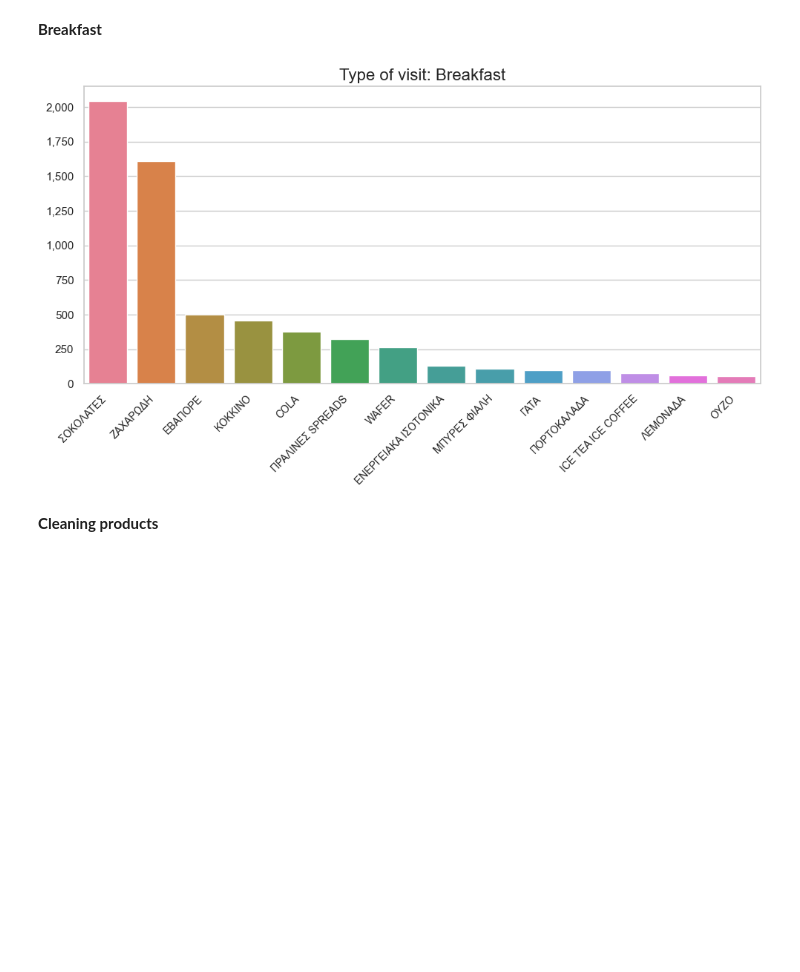
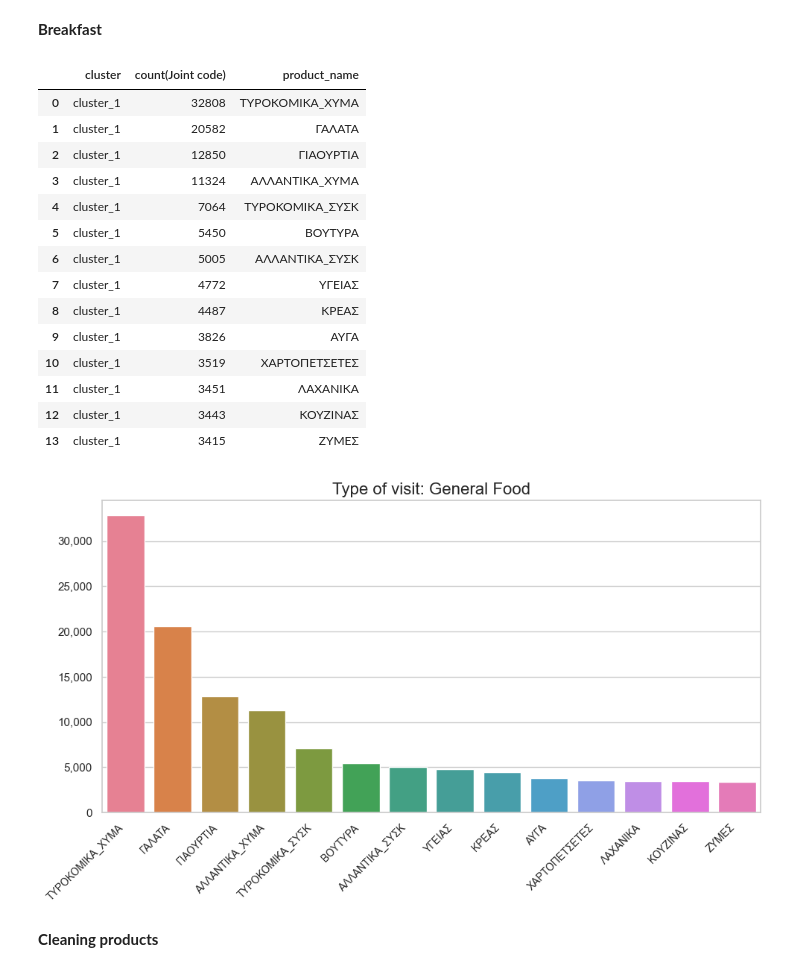
Before and after one commit to katerinarousi/POS-supermarket-assignment, a Jupyter notebook: notebook/Visuals.ipynb, the cells around one changed output. Saved outputs shown, nothing was run; the diff lists cells and outputs as text; code cells hidden in the pictures; blank space fills up the shorter version.

Commit message:
Visuals for q1, q2

```diff
--- a/notebook/Visuals.ipynb
+++ b/notebook/Visuals.ipynb
@@ -43,32 +43,49 @@ plt.show()
 # %%
 # Breakfast
 cluster_data = q1_df[q1_df['cluster'] == 'cluster_1']
+display(cluster_data)
 
 # Create a bar plot for each cluster
 plt.figure(figsize=(10, 6))
 sns.barplot(
     x="product_name",
     y="count(Joint code)",
     data=cluster_data,
     hue="product_name",  # Use x variable as hue
     dodge=False,         # Prevent splitting bars
+    errorbar=None,
     legend=False         # Suppress legend
 )
 
 # Add labels and title
-plt.title(f"Type of visit: Breakfast", fontsize=16)
+plt.title(f"Type of visit: General Food", fontsize=16)
 plt.xlabel("", fontsize=12)
 plt.ylabel("", fontsize=12)
 plt.xticks(rotation=45, ha="right", fontsize=10)
 
 # Format the y-axis ticks with commas
 plt.gca().yaxis.set_major_formatter(FuncFormatter(lambda x, _: f"{int(x):,}"))
 
 # Show the plot
 plt.tight_layout()
 plt.show()
 # %% [output]
+|  | cluster | count(Joint code) | product_name |
+| 0 | cluster_1 | 32808 | ΤΥΡΟΚΟΜΙΚΑ_ΧΥΜΑ |
+| 1 | cluster_1 | 20582 | ΓΑΛΑΤΑ |
+| 2 | cluster_1 | 12850 | ΓΙΑΟΥΡΤΙΑ |
+| 3 | cluster_1 | 11324 | ΑΛΛΑΝΤΙΚΑ_ΧΥΜΑ |
+| 4 | cluster_1 | 7064 | ΤΥΡΟΚΟΜΙΚΑ_ΣΥΣΚ |
+| 5 | cluster_1 | 5450 | ΒΟΥΤΥΡΑ |
+| 6 | cluster_1 | 5005 | ΑΛΛΑΝΤΙΚΑ_ΣΥΣΚ |
+| 7 | cluster_1 | 4772 | ΥΓΕΙΑΣ |
+| 8 | cluster_1 | 4487 | ΚΡΕΑΣ |
+| 9 | cluster_1 | 3826 | ΑΥΓΑ |
+| 10 | cluster_1 | 3519 | ΧΑΡΤΟΠΕΤΣΕΤΕΣ |
+| 11 | cluster_1 | 3451 | ΛΑΧΑΝΙΚΑ |
+| 12 | cluster_1 | 3443 | ΚΟΥΖΙΝΑΣ |
+| 13 | cluster_1 | 3415 | ΖΥΜΕΣ |
-[figure, old version]
+[figure, new version]
 # %% [markdown]
 **Cleaning products**
 # %%
```
Also changed, not shown: parts of 5 cells of this notebook, 6 other files.
